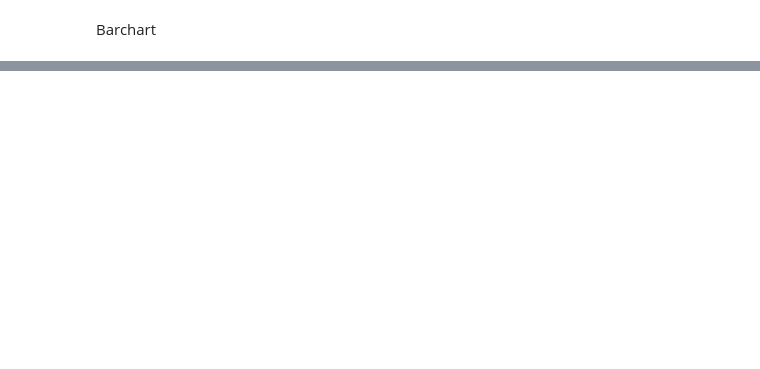
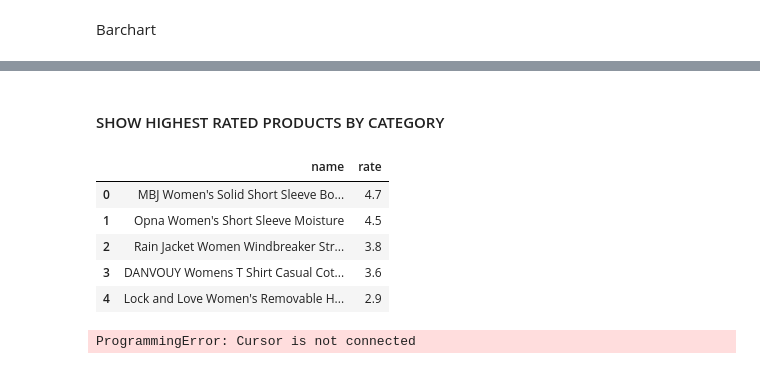
Before and after one commit to MatiasCaraballo/Store-, a Jupyter notebook: fakestore.ipynb, the cells around one changed output, grey strips where cells are left out. Drawn from its saved outputs; the diff is of its cells as text; code cells hidden in the pictures; blank space fills up the shorter version.

```diff
--- a/fakestore.ipynb
+++ b/fakestore.ipynb
@@ -441,0 +479,50 @@ plt.show()
+# %% [markdown]
+#### SHOW HIGHEST RATED PRODUCTS BY CATEGORY
+# %%
+categories_list = df['id'].to_list()
+category = int(input("Insert the category ID"))
+
+if category not in categories_list:
+    raise ValueError('Invalid category ID')
+# %%
+query = '''
+SELECT p1.name,
+    p2.rate
+FROM products AS p1
+INNER JOIN ratings AS p2
+ON p1.rating_id = p2.id
+WHERE p1.category_id = (%s)
+ORDER BY rate DESC, count DESC LIMIT 5;'''
+params = [category]
+
+cursor.execute(query,params)
+
+rows = cursor.fetchall()
+
+
+df = pd.DataFrame(rows, columns=["name", "rate"])
+# %% [output]
+|  | name | rate |
+| 0 | MBJ Women's Solid Short Sleeve Bo... | 4.7 |
+| 1 | Opna Women's Short Sleeve Moisture | 4.5 |
+| 2 | Rain Jacket Women Windbreaker Str... | 3.8 |
+| 3 | DANVOUY Womens T Shirt Casual Cot... | 3.6 |
+| 4 | Lock and Love Women's Removable H... | 2.9 |
+# %%
+query_category_name = ('''
+                       SELECT name
+                       FROM categories
+                       WHERE id = (%)
+                       ''')
+cursor.execute(query_category_name,params)
+
+df = df.sort_values("rate", ascending=True)
+plt.figure(figsize=(10, 6))
+plt.barh(df["name"], df["rate"])
+plt.xlabel("Rate")
+plt.title(f"HIGHEST RATED PRODUCTS FROM CATEGORY")
+plt.tight_layout()
+
+plt.show()
+# %% [output]
+ProgrammingError: Cursor is not connected
```
Also changed, not shown: parts of 12 cells of this notebook.
